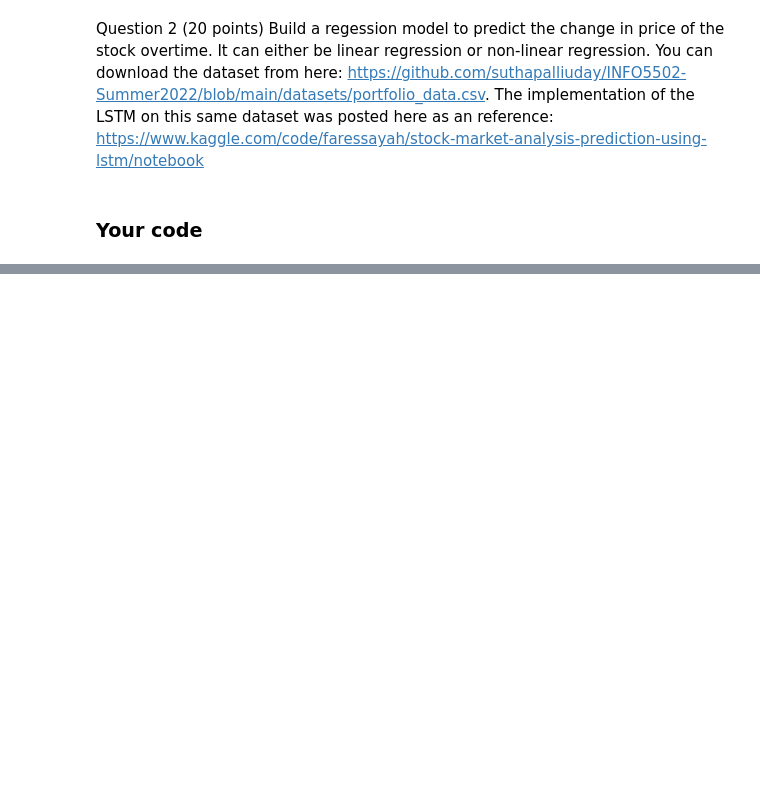
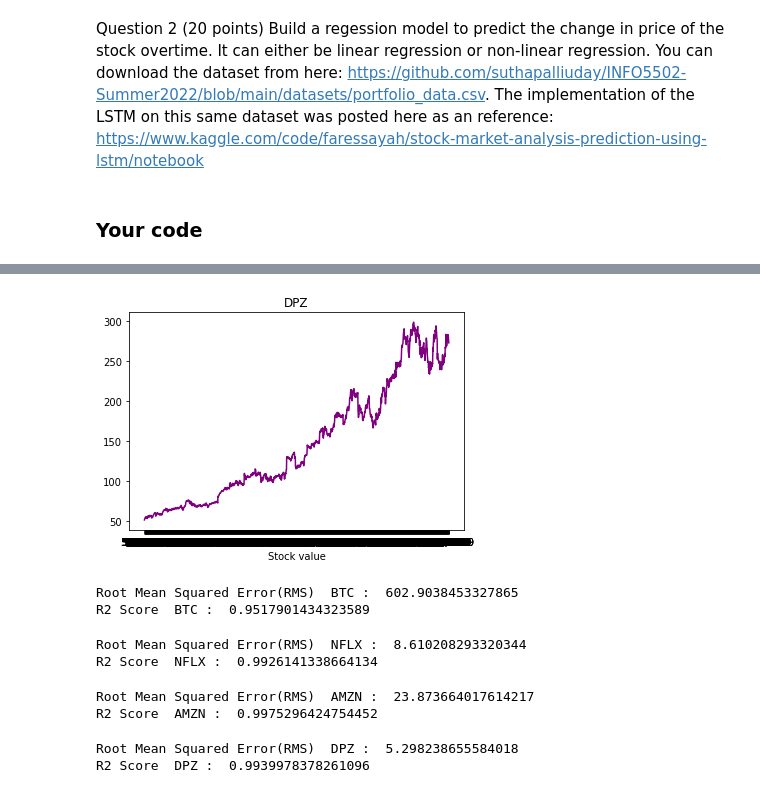
Before and after one commit to Revanthch/INFO-5502, a Jupyter notebook: lab_assignment_06.ipynb, the cells around one changed output, grey strips where cells are left out. Drawn from its saved outputs; the diff is of its cells as text; code cells hidden in the pictures; blank space fills up the shorter version.

```diff
--- a/lab_assignment_06.ipynb
+++ b/lab_assignment_06.ipynb
@@ -278,0 +321,4 @@ print(final_data.head(5))
+# %%
+plot_graph("DPZ","purple","DPZ")
+# %% [output]
+[figure, added]
@@ -278,0 +338,20 @@ print(final_data.head(5))
+# %%
+rms_error_r2_score('BTC')
+# %% [output]
+Root Mean Squared Error(RMS)  BTC :  602.9038453327865
+R2 Score  BTC :  0.9517901434323589
+# %%
+rms_error_r2_score('NFLX')
+# %% [output]
+Root Mean Squared Error(RMS)  NFLX :  8.610208293320344
+R2 Score  NFLX :  0.9926141338664134
+# %%
+rms_error_r2_score('AMZN')
+# %% [output]
+Root Mean Squared Error(RMS)  AMZN :  23.873664017614217
+R2 Score  AMZN :  0.9975296424754452
+# %%
+rms_error_r2_score('DPZ')
+# %% [output]
+Root Mean Squared Error(RMS)  DPZ :  5.298238655584018
+R2 Score  DPZ :  0.9939978378261096
```
Also changed, not shown: parts of 8 cells of this notebook.
